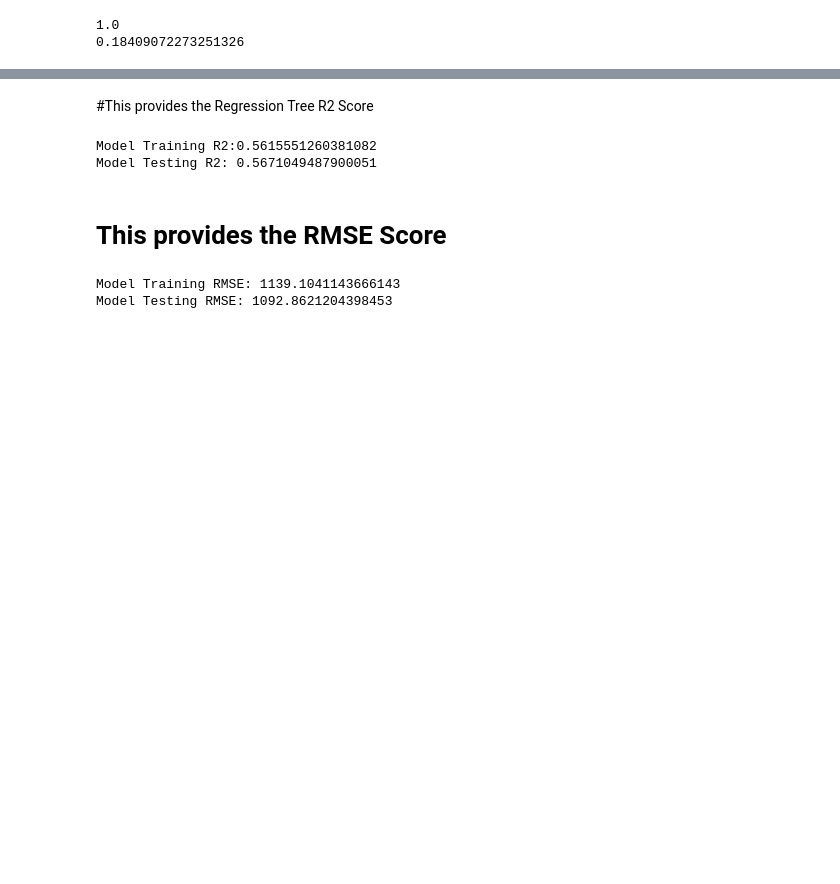
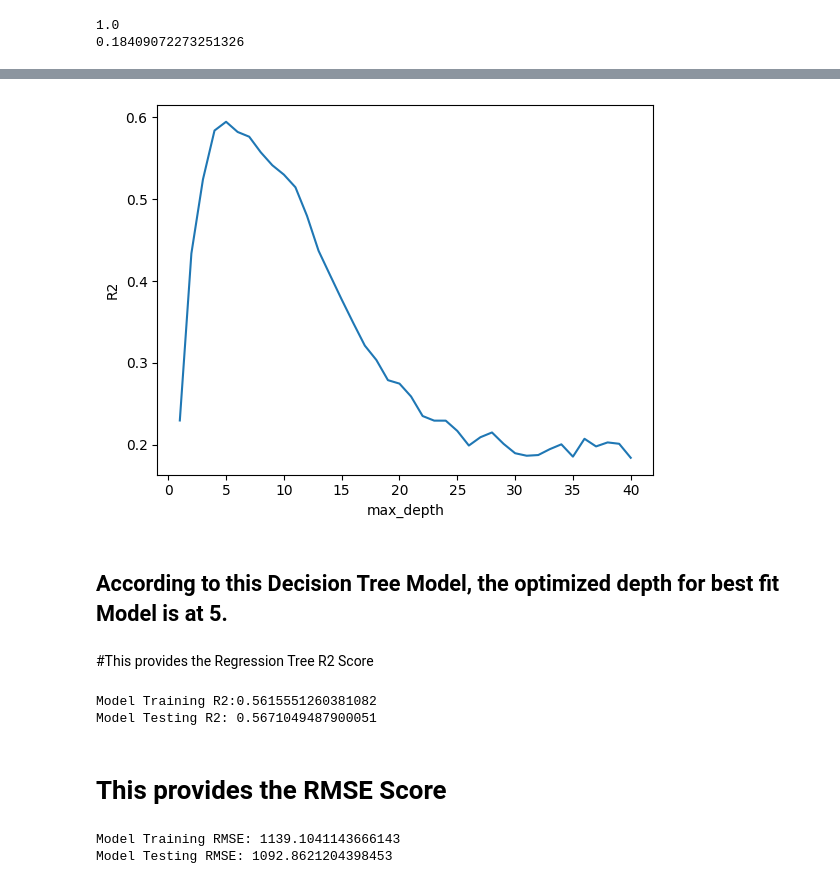
Before and after one commit to BrianArradondo/Sales-Predictions, a Jupyter notebook: Project_1_Final_Brian_Arradondo.ipynb, the cells around one changed output, grey strips where cells are left out. Cells and saved outputs as stored; diff of their text form; code cells hidden in the pictures; blank space fills up the shorter version.

```diff
--- a/Project_1_Final_Brian_Arradondo.ipynb
+++ b/Project_1_Final_Brian_Arradondo.ipynb
@@ -408,9 +428,9 @@ test_preds = dec_tree.predict(X_test_processed)
 # %%
 # evaluate the model
-train_score = dec_tree.score(X_train_processed, y_train)
-test_score = dec_tree.score(X_test_processed, y_test)
-print(train_score)
-print(test_score)
+train_scoredt = dec_tree_pipe.score(X_train, y_train)
+test_scoredt = dec_tree_pipe.score(X_test, y_test)
+print(train_scoredt)
+print(test_scoredt)
 # %% [output]
 1.0
 0.18409072273251326
@@ -416,0 +447,7 @@ print(test_score)
+# %%
+dec_tree = DecisionTreeRegressor(max_depth = 5, random_state =42)
+dec_tree_pipe.fit(X_train, y_train)
+train_2_score = dec_tree_pipe.score(X_train, y_train)
+test_2_score = dec_tree_pipe.score(X_test, y_test)
+print(train_2_score)
+print(test_2_score)
@@ -416,0 +457,13 @@ print(test_score)
+# %%
+depths = list(range(1, 41)) # Try every value between 2 and 42
+# Data frame to store the score for each value of max_depth:
+scoresdt = pd.DataFrame(index=depths, columns=["Test Score","Train Score"])
+for depth in depths:
+    dec_tree = DecisionTreeRegressor(max_depth=depth, random_state=42)
+    dec_tree_pipe = make_pipeline(preprocessor,dec_tree)
+    dec_tree_pipe.fit(X_train, y_train)
+    train_scoredt = dec_tree_pipe.score(X_train, y_train)
+    test_scoredt = dec_tree_pipe.score(X_test, y_test)
+    scoresdt.loc[depth, "Train Score"] = train_scoredt
+    scoresdt.loc[depth, "Test Score"] = test_scoredt
+scoresdt.head(10)
@@ -416,0 +482,3 @@ print(test_score)
+# %%
+scoresdt = scoresdt.sort_values(by="Test Score", ascending=False) # This line of code confirms that this is the optimal tuned range to utilize for our predictive model
+scoresdt
@@ -417,3 +517,11 @@ print(test_score)
+# %%
+plt.plot(depths, scoresdt["Test Score"])
+plt.xlabel("max_depth")
+plt.ylabel("R2");
+# %% [output]
+[figure, added]
+# %% [markdown]
+## According to this Decision Tree Model, the optimized depth for best fit Model is at 5.
 # %% [markdown]
 #This provides the Regression Tree R2 Score
 # %%
```
Also changed, not shown: parts of 11 cells of this notebook.
